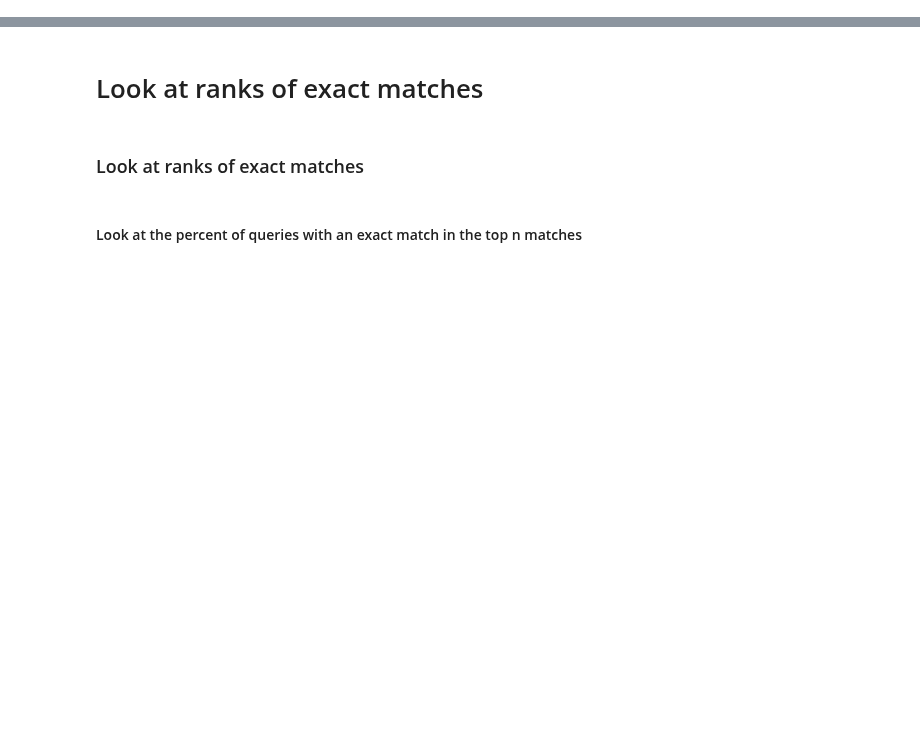
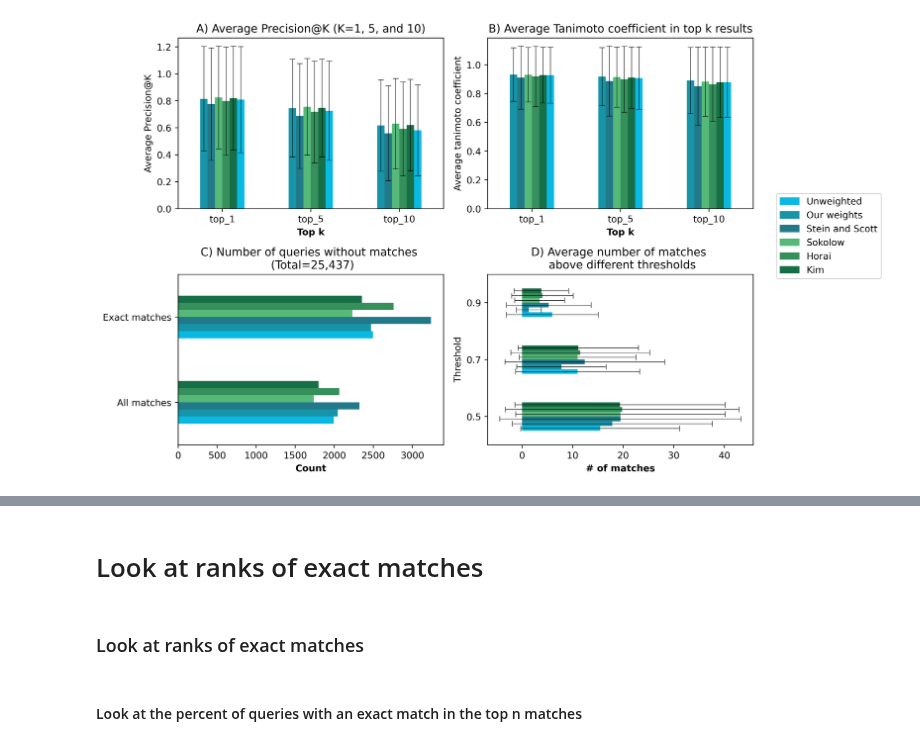
Before and after one commit to enveda/weighting-spectral-similarity, a Jupyter notebook: notebooks/2_library_search/3_results_benchmark.ipynb, the cells around one changed output, grey strips where cells are left out. Saved outputs shown, nothing was run; the diff lists cells and outputs as text; code cells hidden in the pictures; blank space fills up the shorter version.

```diff
--- a/notebooks/2_library_search/3_results_benchmark.ipynb
+++ b/notebooks/2_library_search/3_results_benchmark.ipynb
@@ -349,0 +248,80 @@ plt.show()
+# %%
+fig, axes = plt.subplots(nrows=2, ncols=2, figsize=(10, 7), dpi=400)
+# color_dict = {'Unweighted': '#eca86f',
+#                 'Our weights': '#e96f3d',
+#                 'Stein and Scott': '#d73c24',
+#                 'Sokolow': '#0d2b53',
+#                 'Horai': '#1d6d8b',
+#                 'Kim': '#82a8a0'}
+
+color_dict = {
+    "Unweighted": (0.035, 0.725, 0.886),  # Light Blue-Green
+    "Our weights": (0.090, 0.580, 0.655),  # Medium Blue-Green
+    "Stein and Scott": (0.129, 0.474, 0.537),  # Dark Blue-Green
+    "Sokolow": (0.337, 0.725, 0.474),  # Light Green-Blue
+    "Horai": (0.212, 0.565, 0.357),  # Medium Green-Blue
+    "Kim": (0.090, 0.435, 0.278),  # Dark Green-Blue
+}
+
+
+# Define handles
+handles = []
+for name in color_dict.keys():
+    handles.append(mpatches.Patch(color=color_dict[name], label=name))
+
+# Create bar plot
+container = exact_matches_precision.plot.bar(
+    rot=0,
+    ax=axes[0, 0],
+    color=color_dict,
+    legend=False,
+    yerr=exact_matches_precision_sd,
+    capsize=4,
+    ecolor="black",
+    error_kw=dict(lw=0.5, capsize=3, capthick=0.5),
+)
+axes[0, 0].set_title("A) Average Precision@K (K=1, 5, and 10)")
+axes[0, 0].set_ylabel("Average Precision@K")
+axes[0, 0].set_xlabel("Top k", weight="bold")
+
+num_matches[
+    ["num_queries_without_matches", "num_queries_without_exact_matches"]
+].T.plot.barh(color=color_dict, ax=axes[1, 0], legend=False)
+axes[1, 0].set_title("C) Number of queries without matches \n (Total=25,437)")
+axes[1, 0].set_yticklabels(["All matches", "Exact matches"])
+axes[1, 0].set_xlabel("Count", weight="bold")
+
+# Create bar plot
+average_tanimoto_top_n.plot.bar(
+    rot=0,
+    color=color_dict,
+    ax=axes[0, 1],
+    legend=False,
+    yerr=sd_tanimoto_top_n,
+    capsize=4,
+    ecolor="black",
+    error_kw=dict(lw=0.5, capsize=3, capthick=0.5),
+)
+axes[0, 1].set_title("B) Average Tanimoto coefficient in top k results")
+axes[0, 1].set_ylabel("Average tanimoto coefficient")
+axes[0, 1].set_xlabel("Top k", weight="bold")
+
+threshold_df.T.plot.barh(
+    color=color_dict,
+    ax=axes[1, 1],
+    legend=False,
+    xerr=threshold_sd_df.T,
+    capsize=4,
+    ecolor="black",
+    error_kw=dict(lw=0.5, capsize=3, capthick=0.5),
+)
+axes[1, 1].set_title("D) Average number of matches \n above different thresholds")
+axes[1, 1].set_ylabel("Threshold")
+axes[1, 1].set_xlabel("# of matches", weight="bold")
+
+plt.tight_layout()
+plt.legend(handles=[x for x in handles], bbox_to_anchor=(1.5, 1.5))
+plt.savefig("../../data/figure_3.png", dpi=400)
+plt.show()
+# %% [output]
+[figure, added]
```
Also changed, not shown: parts of 31 cells of this notebook.
